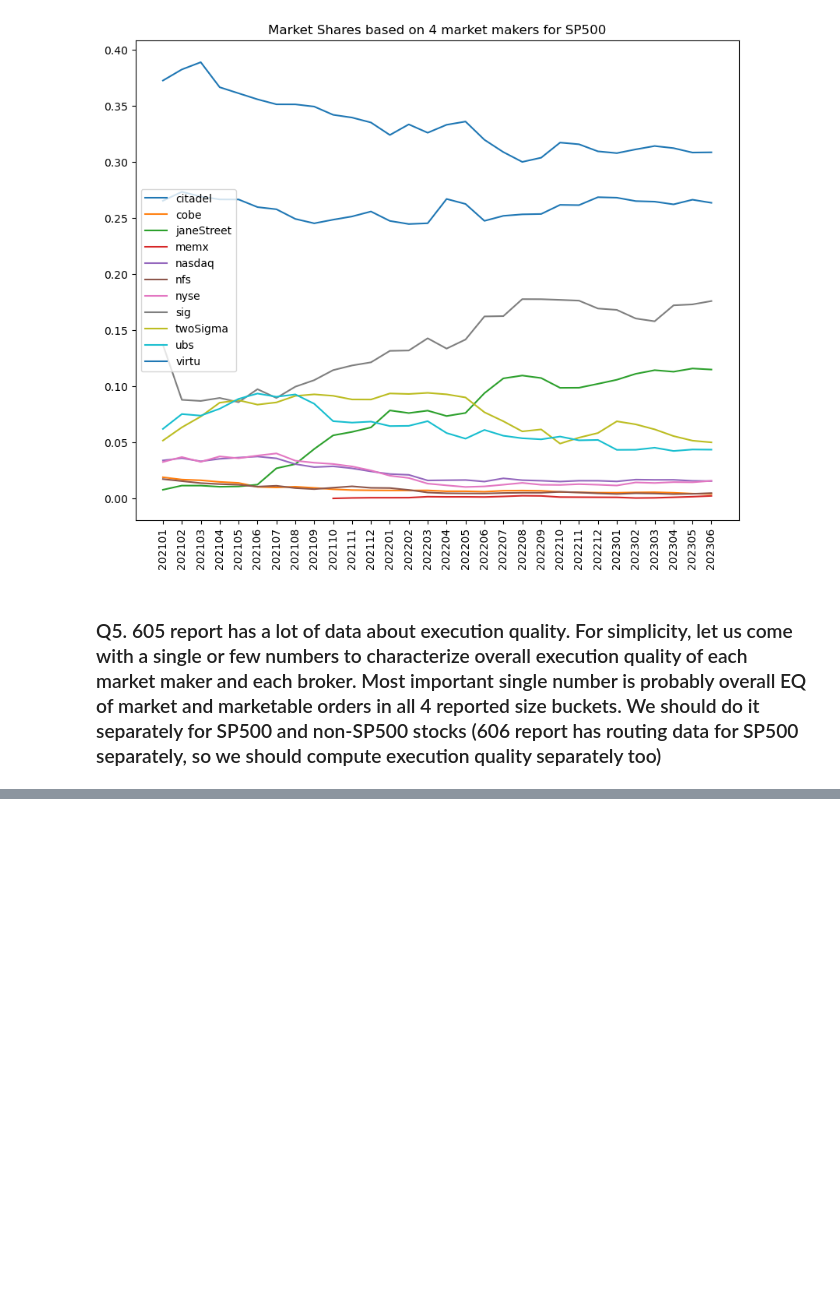
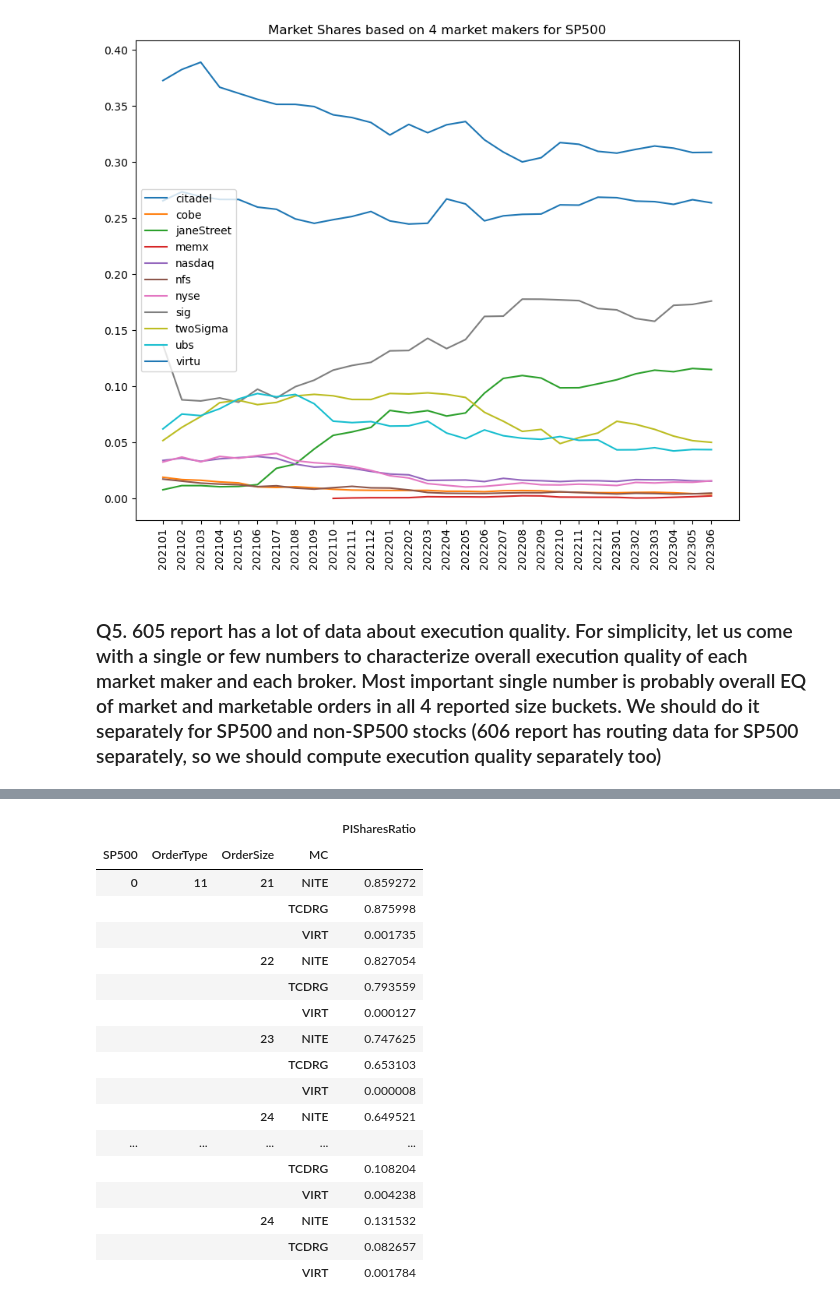
Before and after one commit to YUNYANSONG/SECReportsAnalysis, a Jupyter notebook: reports.ipynb, the cells around one changed output, grey strips where cells are left out. Drawn from its saved outputs; the diff is of its cells as text; code cells hidden in the pictures; blank space fills up the shorter version.

```diff
--- a/reports.ipynb
+++ b/reports.ipynb
@@ -434,0 +459,7 @@ for category, group in monthlyVenueSharesRatio.groupby(["category"]):
+# %%
+report605["PISharesRatio"] = report605["PIShares"]/report605["TotalShares"]
+report605["PIAmountRatio"] = report605["PIAAmount"]/report605["ARSpread"]
+# %%
+report605_market = report605[(report605.OrderType == 11) | (report605.OrderType == 12)]
+# %%
+report605_market.reset_index(drop=True,inplace=True)
@@ -434,0 +478,23 @@ for category, group in monthlyVenueSharesRatio.groupby(["category"]):
+# %%
+PISharesRatio_MCs = report605_market.groupby(["SP500","OrderType","OrderSize","MC"])[["PISharesRatio"]].mean()
+# %%
+PISharesRatio_MCs
+# %% [output]
+|  |  |  |  | PISharesRatio |
+| SP500 | OrderType | OrderSize | MC |  |
+| 0 | 11 | 21 | NITE | 0.859272 |
+|  |  |  | TCDRG | 0.875998 |
+|  |  |  | VIRT | 0.001735 |
+|  |  | 22 | NITE | 0.827054 |
+|  |  |  | TCDRG | 0.793559 |
+|  |  |  | VIRT | 0.000127 |
+|  |  | 23 | NITE | 0.747625 |
+|  |  |  | TCDRG | 0.653103 |
+|  |  |  | VIRT | 0.000008 |
+|  |  | 24 | NITE | 0.649521 |
+| ... | ... | ... | ... | ... |
+|  |  |  | TCDRG | 0.108204 |
+|  |  |  | VIRT | 0.004238 |
+|  |  | 24 | NITE | 0.131532 |
+|  |  |  | TCDRG | 0.082657 |
+|  |  |  | VIRT | 0.001784 |
```
Also changed, not shown: parts of 9 cells of this notebook.
